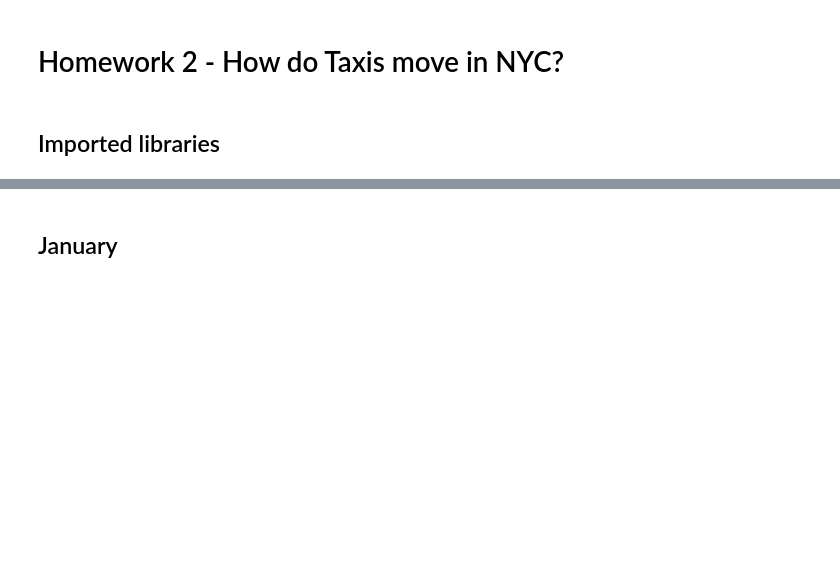
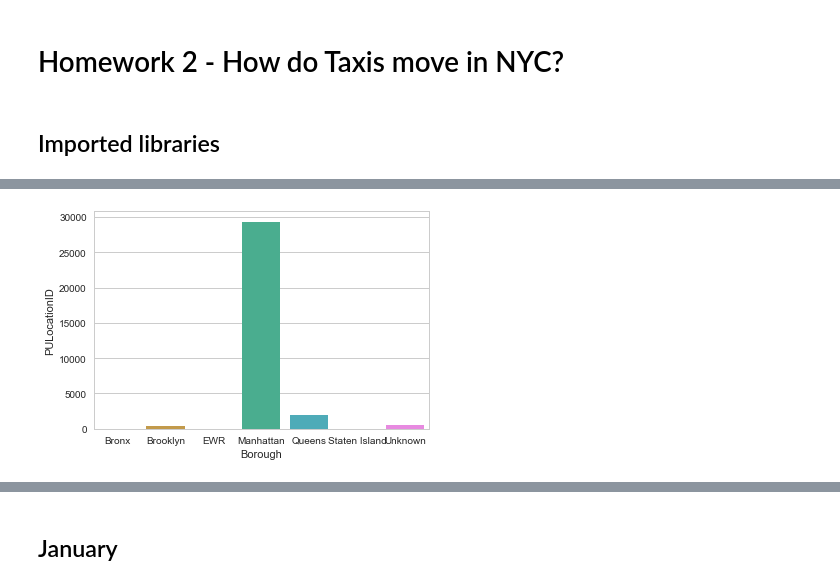
Before and after one commit to dusicastepic/ADMSecondHomework, a Jupyter notebook: AMDS - 2nd HW.ipynb, the cells around one changed output, grey strips where cells are left out. Drawn from its saved outputs; the diff is of its cells as text; code cells hidden in the pictures; blank space fills up the shorter version.

```diff
--- a/AMDS - 2nd HW.ipynb
+++ b/AMDS - 2nd HW.ipynb
@@ -10,0 +205,5 @@ import our_lib
+# %%
+sns.set(style="whitegrid")
+ax = sns.barplot(y="PULocationID", x=average_number_of_rides.index, data=average_number_of_rides)
+# %% [output]
+[figure, added]
```
Also changed, not shown: parts of 67 cells of this notebook, 2 other files.
